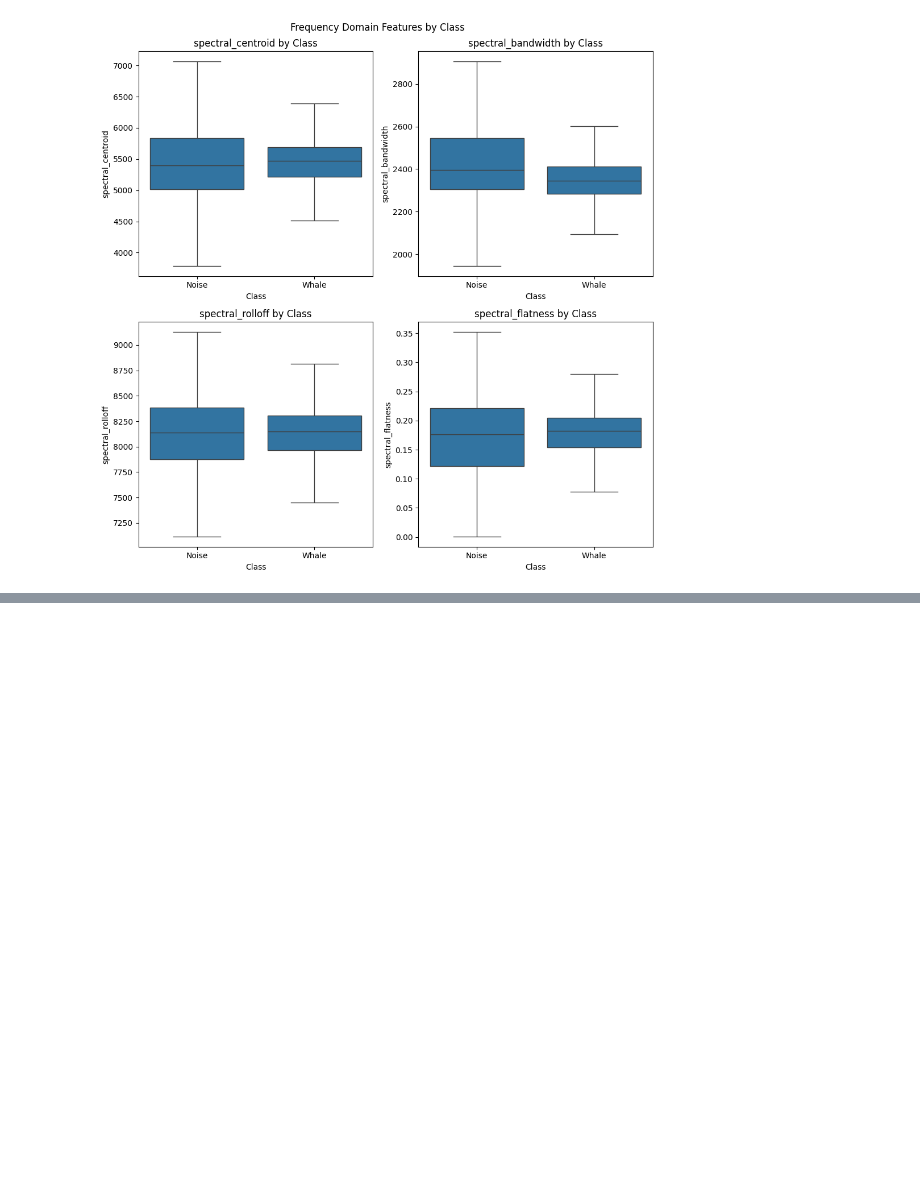
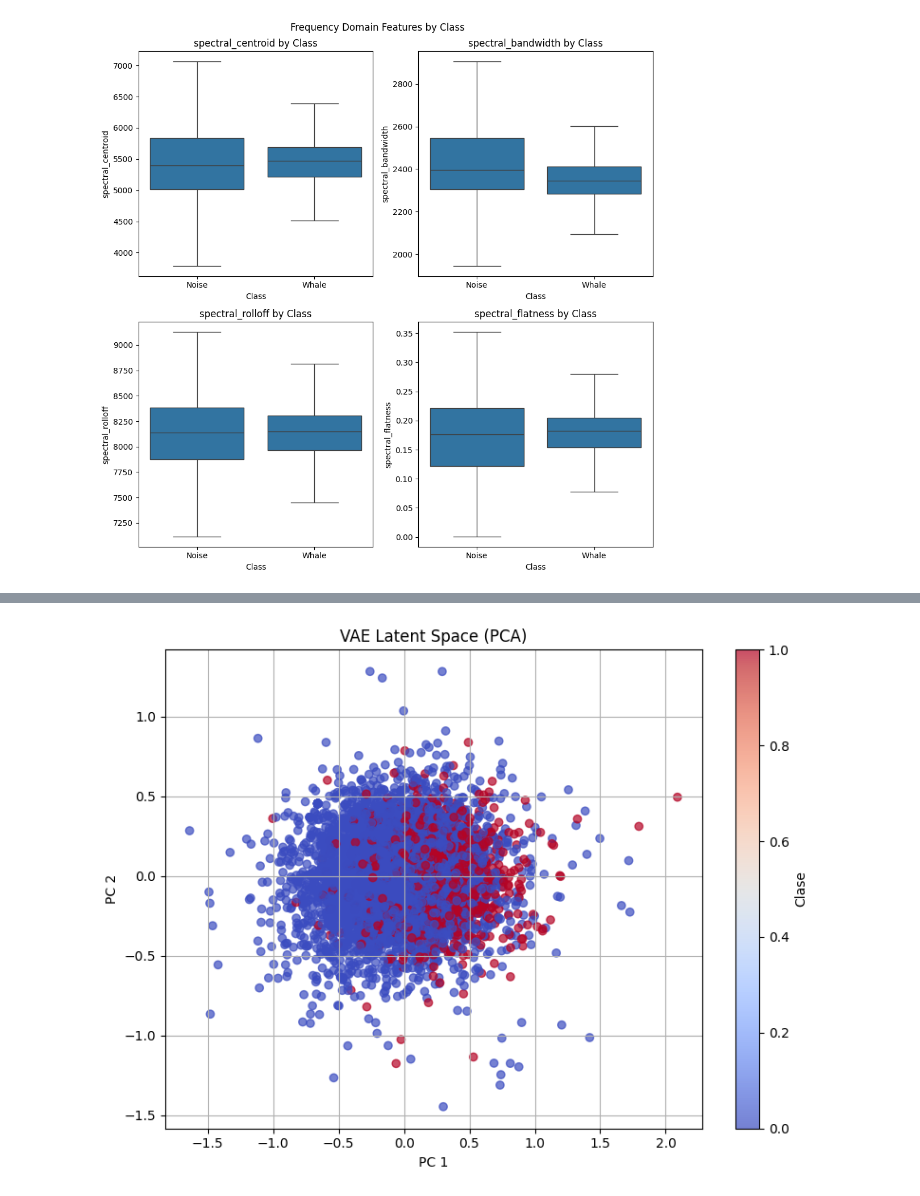
Before and after one commit to martinbianchi0/whale_challenge, a Jupyter notebook: notebook.ipynb, the cells around one changed output, grey strips where cells are left out. Cells and saved outputs as stored; diff of their text form; code cells hidden in the pictures; blank space fills up the shorter version.

```diff
--- a/notebook.ipynb
+++ b/notebook.ipynb
@@ -411,0 +622,99 @@ for epoch in range(epochs):
+# %%
+# --------------------------
+# Definición del VAE
+# --------------------------
+class VAE(nn.Module):
+    def __init__(self, input_dim, latent_dim=10):
+        super(VAE, self).__init__()
+        self.encoder = nn.Sequential(
+            nn.Linear(input_dim, 256),
+            nn.ReLU(),
+            nn.Linear(256, 128),
+            nn.ReLU()
+        )
+        self.fc_mu = nn.Linear(128, latent_dim)
+        self.fc_logvar = nn.Linear(128, latent_dim)
+        self.decoder = nn.Sequential(
+            nn.Linear(latent_dim, 128),
+            nn.ReLU(),
+            nn.Linear(128, 256),
+            nn.ReLU(),
+            nn.Linear(256, input_dim),
+            nn.Sigmoid()
+        )
+
+    def encode(self, x):
+        h = self.encoder(x)
+        return self.fc_mu(h), self.fc_logvar(h)
+
+    def reparameterize(self, mu, logvar):
+        std = torch.exp(0.5 * logvar)
+        eps = torch.randn_like(std)
+        return mu + eps * std
+
+    def decode(self, z):
+        return self.decoder(z)
+
+    def forward(self, x):
+        mu, logvar = self.encode(x)
+        z = self.reparameterize(mu, logvar)
+        x_hat = self.decode(z)
+        return x_hat, mu, logvar
+
+def vae_loss(x, x_hat, mu, logvar):
+    recon_loss = nn.functional.mse_loss(x_hat, x, reduction='sum')
+    kl_div = -0.5 * torch.sum(1 + logvar - mu.pow(2) - logvar.exp())
+    return recon_loss + kl_div
+
+# --------------------------
+# Entrenamiento
+# --------------------------
+device = torch.device("cuda" if torch.cuda.is_available() else "cpu")
+vae = VAE(X_train.shape[1], latent_dim=10).to(device)
+optimizer = optim.Adam(vae.parameters(), lr=1e-3)
+
+epochs = 50
+for epoch in range(epochs):
+    vae.train()
+    total_loss = 0
+    for xb, _ in train_loader:
+        xb = xb.to(device)
+        x_hat, mu, logvar = vae(xb)
+        loss = vae_loss(xb, x_hat, mu, logvar)
+        optimizer.zero_grad()
+        loss.backward()
+        optimizer.step()
+        total_loss += loss.item()
+    avg_loss = total_loss / len(train_loader.dataset)
+    print(f"Epoch {epoch+1}/{epochs}, Loss: {avg_loss:.4f}")
+
+# --------------------------
+# Visualización con PCA
+# --------------------------
+vae.eval()
+all_mu = []
+all_labels = []
+
+with torch.no_grad():
+    for xb, yb in val_loader:
+        xb = xb.to(device)
+        mu, _ = vae.encode(xb)
+        all_mu.append(mu.cpu().numpy())
+        all_labels.append(yb.numpy())
+
+all_mu = np.concatenate(all_mu, axis=0)
+all_labels = np.concatenate(all_labels, axis=0)
+
+pca = PCA(n_components=2)
+z_pca = pca.fit_transform(all_mu)
+
+plt.figure(figsize=(8, 6))
+scatter = plt.scatter(z_pca[:, 0], z_pca[:, 1], c=all_labels, cmap='coolwarm', alpha=0.7)
+plt.title("VAE Latent Space (PCA)")
+plt.xlabel("PC 1")
+plt.ylabel("PC 2")
+plt.colorbar(scatter, label="Clase")
+plt.grid(True)
+plt.tight_layout()
+plt.show()
+# %% [output]
@@ -411,0 +738 @@ for epoch in range(epochs):
+[figure, added]
```
Also changed, not shown: parts of 13 cells of this notebook, 1 other file.
